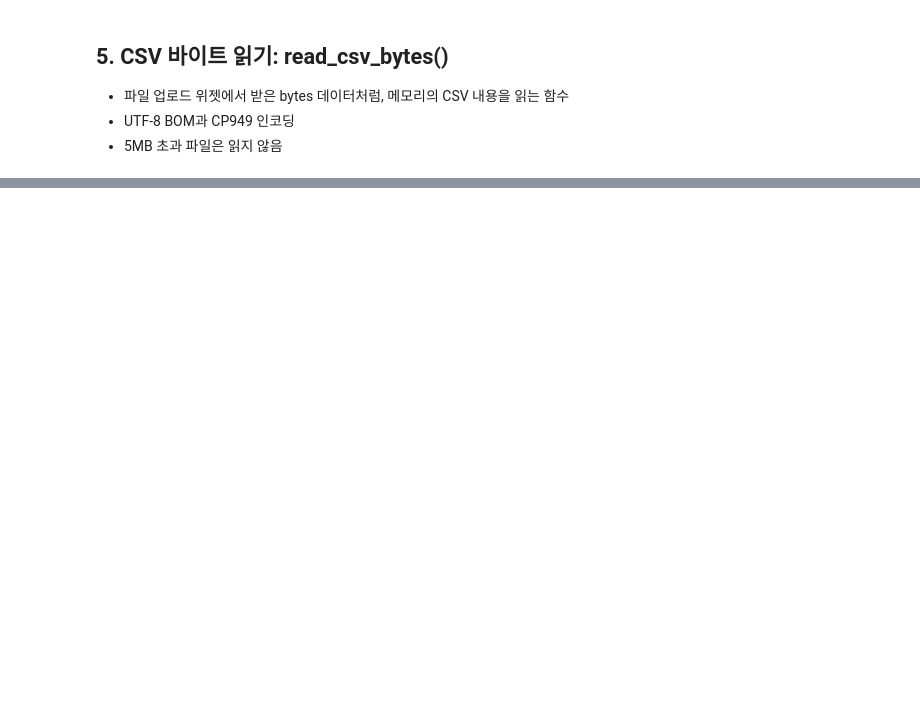
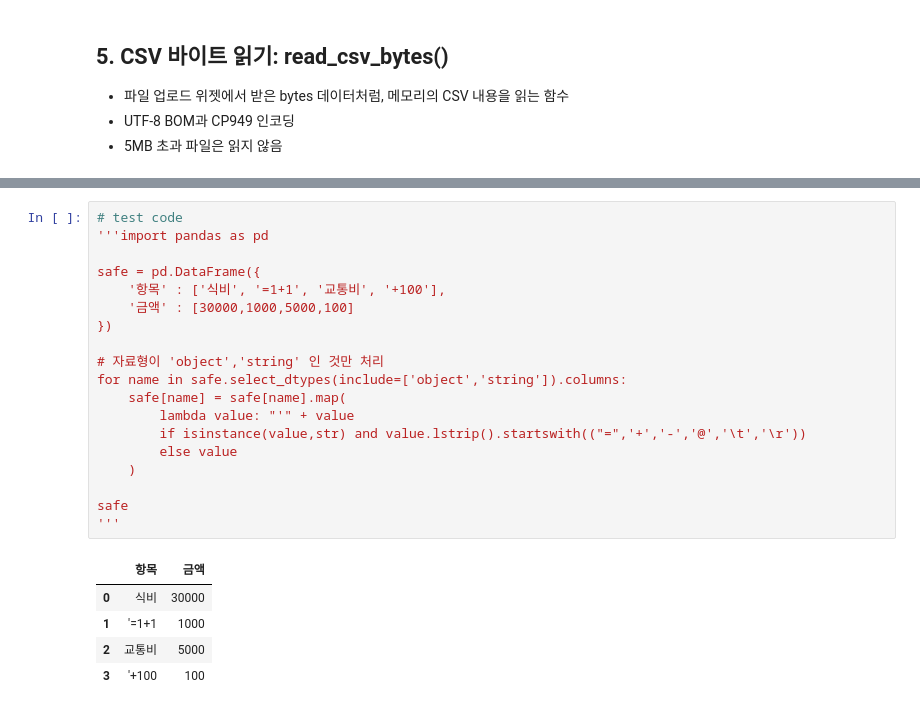
Before and after one commit to hyeonn31/Project_Ubion, a Jupyter notebook: 01. 프로그래밍 기초/50. Project/00. 나의 입출금 시스템 만들기/finance_transactions_practice.ipynb, the cells around one changed output, grey strips where cells are left out. Drawn from its saved outputs; the diff is of its cells as text; blank space fills up the shorter version.

```diff
--- a/01. 프로그래밍 기초/50. Project/00. 나의 입출금 시스템 만들기/finance_transactions_practice.ipynb
+++ b/01. 프로그래밍 기초/50. Project/00. 나의 입출금 시스템 만들기/finance_transactions_practice.ipynb
@@ -303,0 +428,25 @@ display(read_back)
+# %%
+# test code
+'''import pandas as pd
+
+safe = pd.DataFrame({
+    '항목' : ['식비', '=1+1', '교통비', '+100'],
+    '금액' : [30000,1000,5000,100]
+})
+
+# 자료형이 'object','string' 인 것만 처리
+for name in safe.select_dtypes(include=['object','string']).columns:
+    safe[name] = safe[name].map(
+        lambda value: "'" + value
+        if isinstance(value,str) and value.lstrip().startswith(("=",'+','-','@','\t','\r'))
+        else value
+    )
+
+safe
+'''
+# %% [output]
+|  | 항목 | 금액 |
+| 0 | 식비 | 30000 |
+| 1 | '=1+1 | 1000 |
+| 2 | 교통비 | 5000 |
+| 3 | '+100 | 100 |
```
Also changed, not shown: parts of 16 cells of this notebook, 3 other files.
